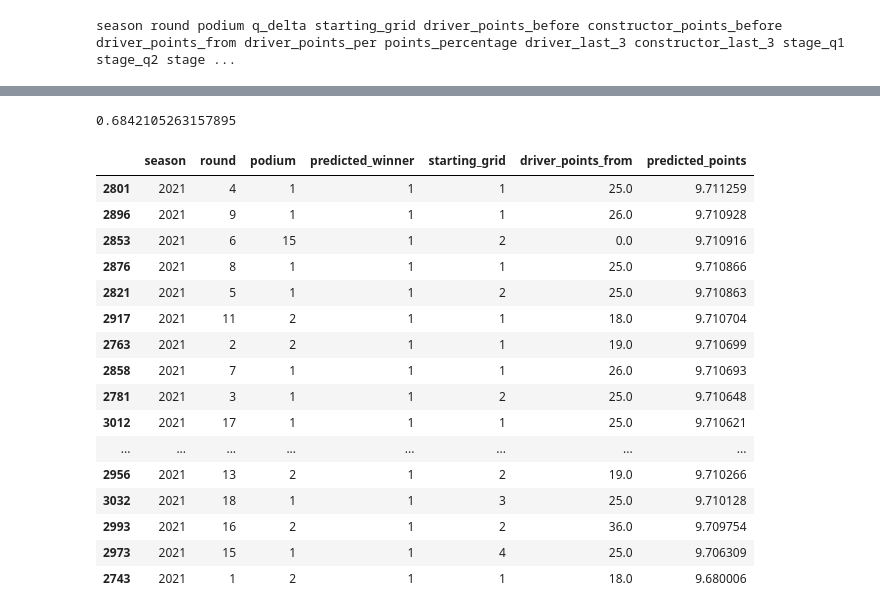
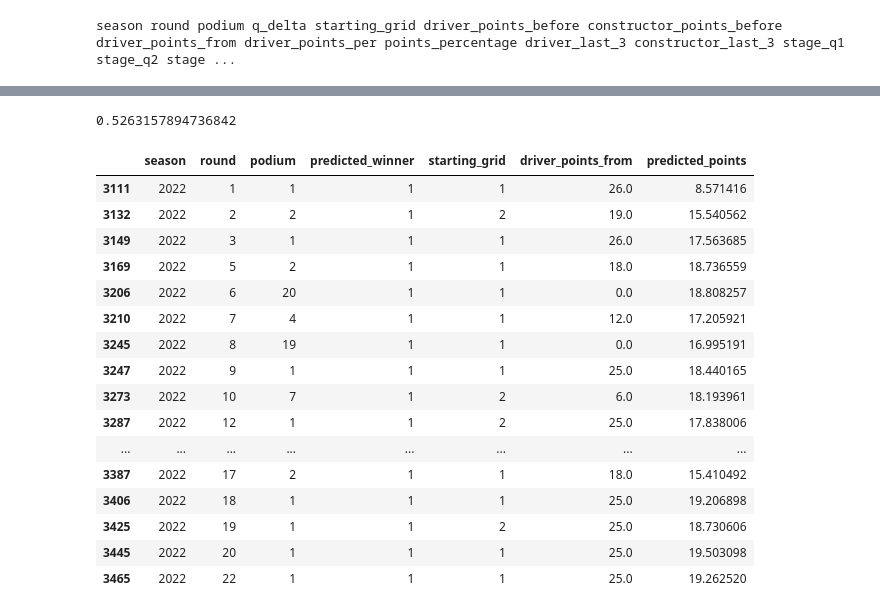
Before and after one commit to ollyjc99/f1-analytics, a Jupyter notebook: data modelling/predictions/NeuralNetworkRegressor.ipynb, the cells around one changed output, grey strips where cells are left out. Cells and saved outputs as stored; diff of their text form; code cells hidden in the pictures.

```diff
--- a/data modelling/predictions/NeuralNetworkRegressor.ipynb
+++ b/data modelling/predictions/NeuralNetworkRegressor.ipynb
@@ -22,7 +22,7 @@ data = pd.read_csv(path+'data/ml_input.csv')
 merged = pd.read_csv(path+'data/merged.csv')
 parameters = pd.read_csv(path+'parameters/neutralnetworkregressor.csv')
 # %%
-N = 2021
+N = 2022
 # %%
 params_to_drop = ['season', 'round', 'podium', 'driver_points_from']
 # %%
@@ -107,26 +107,26 @@ test['predicted_winner'] = winner
 # %%
 len(test.query('predicted_winner == 1 & podium == 1'))/ test['round'].nunique()
 # %% [output]
-0.6842105263157895
+0.5263157894736842
 # %%
 df = test[['season', 'round', 'podium', 'predicted_winner','starting_grid','driver_points_from', 'predicted_points']]
 # %%
-df.query('predicted_winner == 1').sort_values('predicted_points', ascending=False)
+df.query('predicted_winner == 1')
 # %% [output]
 |  | season | round | podium | predicted_winner | starting_grid | driver_points_from | predicted_points |
-| 2801 | 2021 | 4 | 1 | 1 | 1 | 25.0 | 9.711259 |
-| 2896 | 2021 | 9 | 1 | 1 | 1 | 26.0 | 9.710928 |
-| 2853 | 2021 | 6 | 15 | 1 | 2 | 0.0 | 9.710916 |
-| 2876 | 2021 | 8 | 1 | 1 | 1 | 25.0 | 9.710866 |
-| 2821 | 2021 | 5 | 1 | 1 | 2 | 25.0 | 9.710863 |
-| 2917 | 2021 | 11 | 2 | 1 | 1 | 18.0 | 9.710704 |
-| 2763 | 2021 | 2 | 2 | 1 | 1 | 19.0 | 9.710699 |
-| 2858 | 2021 | 7 | 1 | 1 | 1 | 26.0 | 9.710693 |
-| 2781 | 2021 | 3 | 1 | 1 | 2 | 25.0 | 9.710648 |
-| 3012 | 2021 | 17 | 1 | 1 | 1 | 25.0 | 9.710621 |
+| 3111 | 2022 | 1 | 1 | 1 | 1 | 26.0 | 8.571416 |
+| 3132 | 2022 | 2 | 2 | 1 | 2 | 19.0 | 15.540562 |
+| 3149 | 2022 | 3 | 1 | 1 | 1 | 26.0 | 17.563685 |
+| 3169 | 2022 | 5 | 2 | 1 | 1 | 18.0 | 18.736559 |
+| 3206 | 2022 | 6 | 20 | 1 | 1 | 0.0 | 18.808257 |
+| 3210 | 2022 | 7 | 4 | 1 | 1 | 12.0 | 17.205921 |
+| 3245 | 2022 | 8 | 19 | 1 | 1 | 0.0 | 16.995191 |
+| 3247 | 2022 | 9 | 1 | 1 | 1 | 25.0 | 18.440165 |
+| 3273 | 2022 | 10 | 7 | 1 | 2 | 6.0 | 18.193961 |
+| 3287 | 2022 | 12 | 1 | 1 | 2 | 25.0 | 17.838006 |
 | ... | ... | ... | ... | ... | ... | ... | ... |
-| 2956 | 2021 | 13 | 2 | 1 | 2 | 19.0 | 9.710266 |
-| 3032 | 2021 | 18 | 1 | 1 | 3 | 25.0 | 9.710128 |
-| 2993 | 2021 | 16 | 2 | 1 | 2 | 36.0 | 9.709754 |
-| 2973 | 2021 | 15 | 1 | 1 | 4 | 25.0 | 9.706309 |
-| 2743 | 2021 | 1 | 2 | 1 | 1 | 18.0 | 9.680006 |
+| 3387 | 2022 | 17 | 2 | 1 | 1 | 18.0 | 15.410492 |
+| 3406 | 2022 | 18 | 1 | 1 | 1 | 25.0 | 19.206898 |
+| 3425 | 2022 | 19 | 1 | 1 | 2 | 25.0 | 18.730606 |
+| 3445 | 2022 | 20 | 1 | 1 | 1 | 25.0 | 19.503098 |
+| 3465 | 2022 | 22 | 1 | 1 | 1 | 25.0 | 19.262520 |
```
Also changed, not shown: parts of 2 cells of this notebook, 5 other files.
